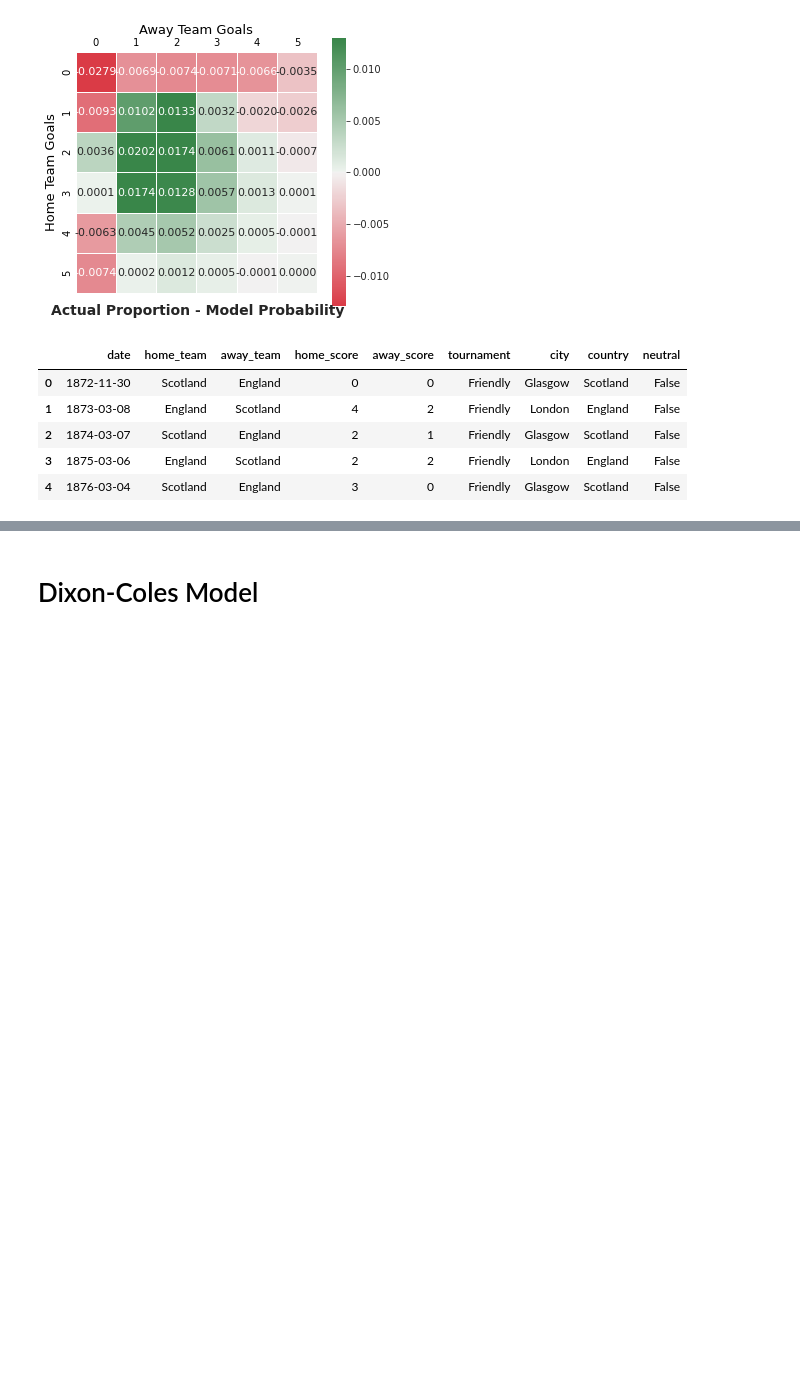
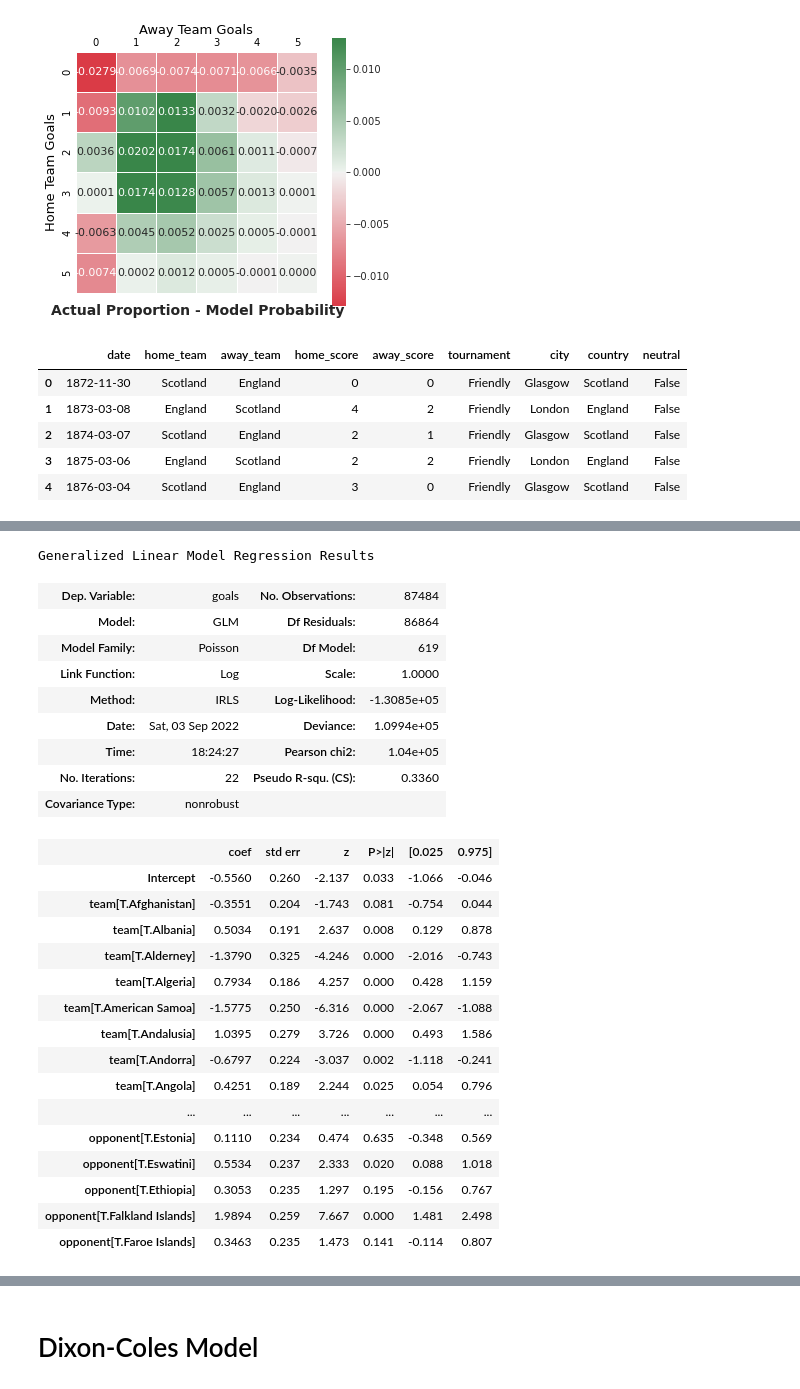
Before and after one commit to RyanJTalbot/bookcamp, a Jupyter notebook: world_cup/qatar2022/Poisson National Teams.ipynb, the cells around one changed output, grey strips where cells are left out. Drawn from its saved outputs; the diff is of its cells as text; code cells hidden in the pictures; blank space fills up the shorter version.

```diff
--- a/world_cup/qatar2022/Poisson National Teams.ipynb
+++ b/world_cup/qatar2022/Poisson National Teams.ipynb
@@ -325,3 +386,43 @@ ValueError: The number of FixedLocator locations (8), usually from a call to set
+# %%
+# importing the tools required for the Poisson regression model
+import statsmodels.api as sm
+import statsmodels.formula.api as smf
+
+goal_model_data = pd.concat([epl_1617[['HomeTeam','AwayTeam','HomeGoals']].assign(home=1).rename(
+            columns={'HomeTeam':'team', 'AwayTeam':'opponent','HomeGoals':'goals'}),
+           epl_1617[['AwayTeam','HomeTeam','AwayGoals']].assign(home=0).rename(
+            columns={'AwayTeam':'team', 'HomeTeam':'opponent','AwayGoals':'goals'})])
+
+poisson_model = smf.glm(formula="goals ~ home + team + opponent", data=goal_model_data,
+                        family=sm.families.Poisson()).fit()
+poisson_model.summary()
+# %% [output]
+Generalized Linear Model Regression Results
+| Dep. Variable: | goals | No. Observations: | 87484 |
+| Model: | GLM | Df Residuals: | 86864 |
+| Model Family: | Poisson | Df Model: | 619 |
+| Link Function: | Log | Scale: | 1.0000 |
+| Method: | IRLS | Log-Likelihood: | -1.3085e+05 |
+| Date: | Sat, 03 Sep 2022 | Deviance: | 1.0994e+05 |
+| Time: | 18:24:27 | Pearson chi2: | 1.04e+05 |
+| No. Iterations: | 22 | Pseudo R-squ. (CS): | 0.3360 |
+| Covariance Type: | nonrobust |  |  |
+|  | coef | std err | z | P>|z| | [0.025 | 0.975] |
+| Intercept | -0.5560 | 0.260 | -2.137 | 0.033 | -1.066 | -0.046 |
+| team[T.Afghanistan] | -0.3551 | 0.204 | -1.743 | 0.081 | -0.754 | 0.044 |
+| team[T.Albania] | 0.5034 | 0.191 | 2.637 | 0.008 | 0.129 | 0.878 |
+| team[T.Alderney] | -1.3790 | 0.325 | -4.246 | 0.000 | -2.016 | -0.743 |
+| team[T.Algeria] | 0.7934 | 0.186 | 4.257 | 0.000 | 0.428 | 1.159 |
+| team[T.American Samoa] | -1.5775 | 0.250 | -6.316 | 0.000 | -2.067 | -1.088 |
+| team[T.Andalusia] | 1.0395 | 0.279 | 3.726 | 0.000 | 0.493 | 1.586 |
+| team[T.Andorra] | -0.6797 | 0.224 | -3.037 | 0.002 | -1.118 | -0.241 |
+| team[T.Angola] | 0.4251 | 0.189 | 2.244 | 0.025 | 0.054 | 0.796 |
+| ... | ... | ... | ... | ... | ... | ... |
+| opponent[T.Estonia] | 0.1110 | 0.234 | 0.474 | 0.635 | -0.348 | 0.569 |
+| opponent[T.Eswatini] | 0.5534 | 0.237 | 2.333 | 0.020 | 0.088 | 1.018 |
+| opponent[T.Ethiopia] | 0.3053 | 0.235 | 1.297 | 0.195 | -0.156 | 0.767 |
+| opponent[T.Falkland Islands] | 1.9894 | 0.259 | 7.667 | 0.000 | 1.481 | 2.498 |
+| opponent[T.Faroe Islands] | 0.3463 | 0.235 | 1.473 | 0.141 | -0.114 | 0.807 |
 # %%
 # importing the tools required for the Poisson regression model
 import statsmodels.api as sm
```
Also changed, not shown: parts of 87 cells of this notebook, 8 other files.
